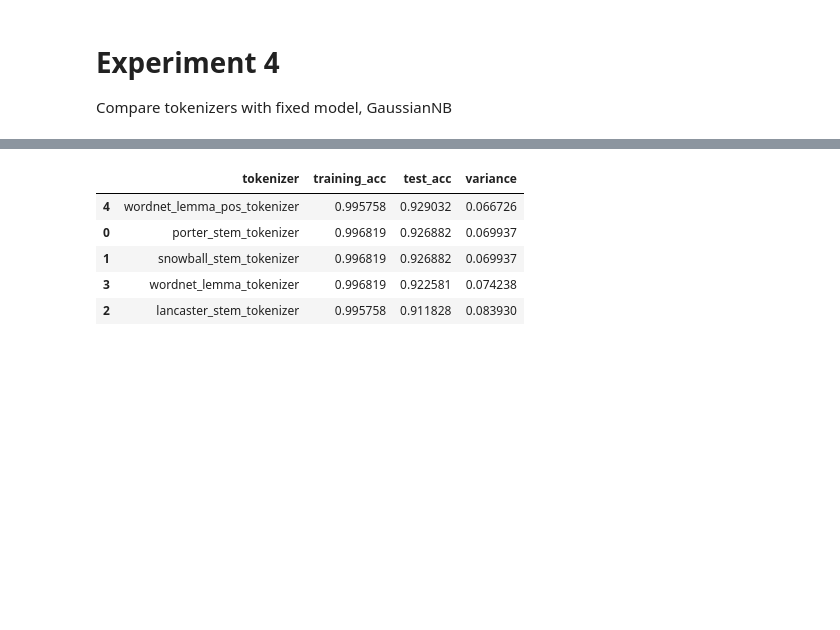
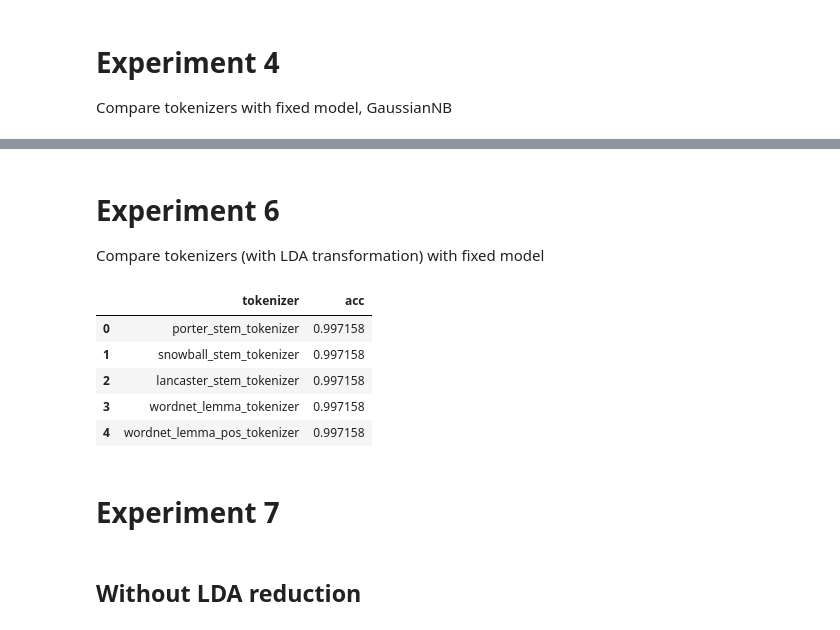
Before and after one commit to tjthanapat/ds4biz-assignment-2, a Jupyter notebook: Task 1 - News Classification/Ja'sLab.ipynb, the cells around one changed output, grey strips where cells are left out. Cells and saved outputs as stored; diff of their text form; code cells hidden in the pictures; blank space fills up the shorter version.

Commit message:
conduct experiments in ja's lab

```diff
--- a/Task 1 - News Classification/Ja'sLab.ipynb
+++ b/Task 1 - News Classification/Ja'sLab.ipynb
@@ -377,13 +455,16 @@ tokenizers = [porter_stem_tokenizer, snowball_stem_tokenizer,
+# %% [markdown]
+# Experiment 6
+
+Compare tokenizers (with LDA transformation) with fixed model
 # %%
 from sklearn.feature_extraction.text import TfidfVectorizer
-from sklearn.model_selection import train_test_split
+from sklearn.discriminant_analysis import LinearDiscriminantAnalysis as LDA
 from sklearn.naive_bayes import GaussianNB
-from sklearn.metrics import accuracy_score
+from sklearn.model_selection import cross_val_score
 
 results = {
   'tokenizer':list(),
-  'training_acc':list(),
-  'test_acc':list(),
+  'acc':list(),
 }
 
 for tokenizer in tokenizers:
@@ -392,29 +473,24 @@ for tokenizer in tokenizers:
 
   X = tf_idf.toarray()
   y = raw_df['category']
-  X_train, X_test, y_train, y_test = train_test_split(X, y,
-    test_size=.33, random_state=28, stratify=y)
+
+  lda = LDA(n_components=2)
+  X = lda.fit_transform(X, y)
 
   clf = GaussianNB()
-  clf.fit(X_train, y_train)
-
-  y_pred = clf.predict(X_train)
-  training_acc = accuracy_score(y_train, y_pred)
-
-  y_pred = clf.predict(X_test)
-  test_acc = accuracy_score(y_test, y_pred)
+  cv_score = cross_val_score(clf, X, y, cv=5).mean()
 
   results['tokenizer'].append(tokenizer.__name__)
-  results['training_acc'].append(training_acc)
-  results['test_acc'].append(test_acc)
+  results['acc'].append(cv_score)
 # %%
 results_df = pd.DataFrame(results)
-results_df['variance'] = results_df['training_acc'] - results_df['test_acc']
-results_df.sort_values(by=['test_acc'], ascending=False)
+results_df.sort_values(by=['acc'], ascending=False)
 # %% [output]
-|  | tokenizer | training_acc | test_acc | variance |
-| 4 | wordnet_lemma_pos_tokenizer | 0.995758 | 0.929032 | 0.066726 |
-| 0 | porter_stem_tokenizer | 0.996819 | 0.926882 | 0.069937 |
-| 1 | snowball_stem_tokenizer | 0.996819 | 0.926882 | 0.069937 |
-| 3 | wordnet_lemma_tokenizer | 0.996819 | 0.922581 | 0.074238 |
-| 2 | lancaster_stem_tokenizer | 0.995758 | 0.911828 | 0.083930 |
+|  | tokenizer | acc |
+| 0 | porter_stem_tokenizer | 0.997158 |
+| 1 | snowball_stem_tokenizer | 0.997158 |
+| 2 | lancaster_stem_tokenizer | 0.997158 |
+| 3 | wordnet_lemma_tokenizer | 0.997158 |
+| 4 | wordnet_lemma_pos_tokenizer | 0.997158 |
+# %% [markdown]
+# Experiment 7
@@ -420,0 +548,2 @@ results_df.sort_values(by=['test_acc'], ascending=False)
+# %% [markdown]
+## Without LDA reduction
```
Also changed, not shown: parts of 32 cells of this notebook.
